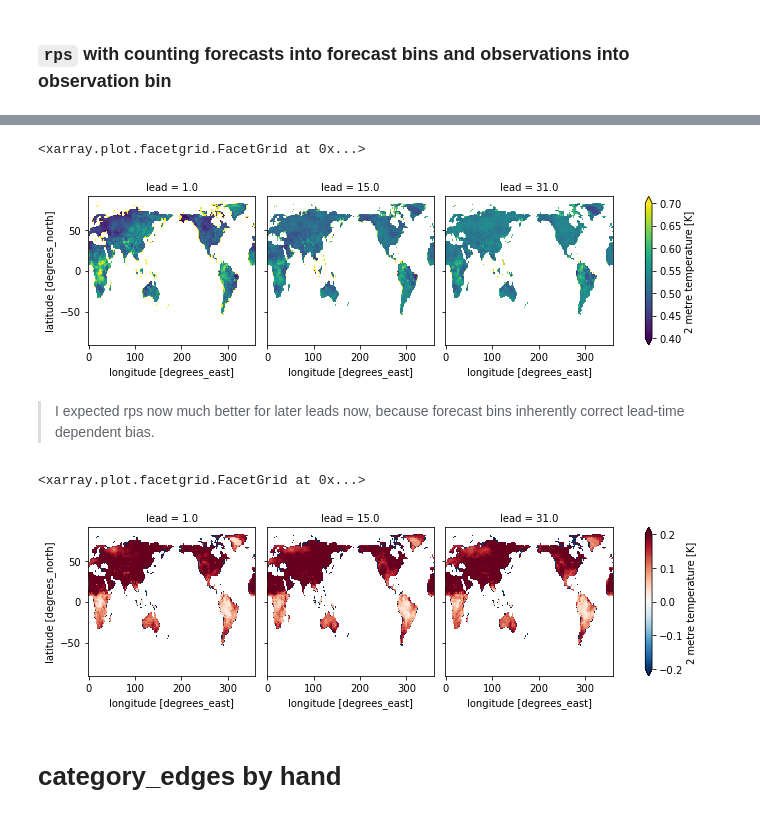
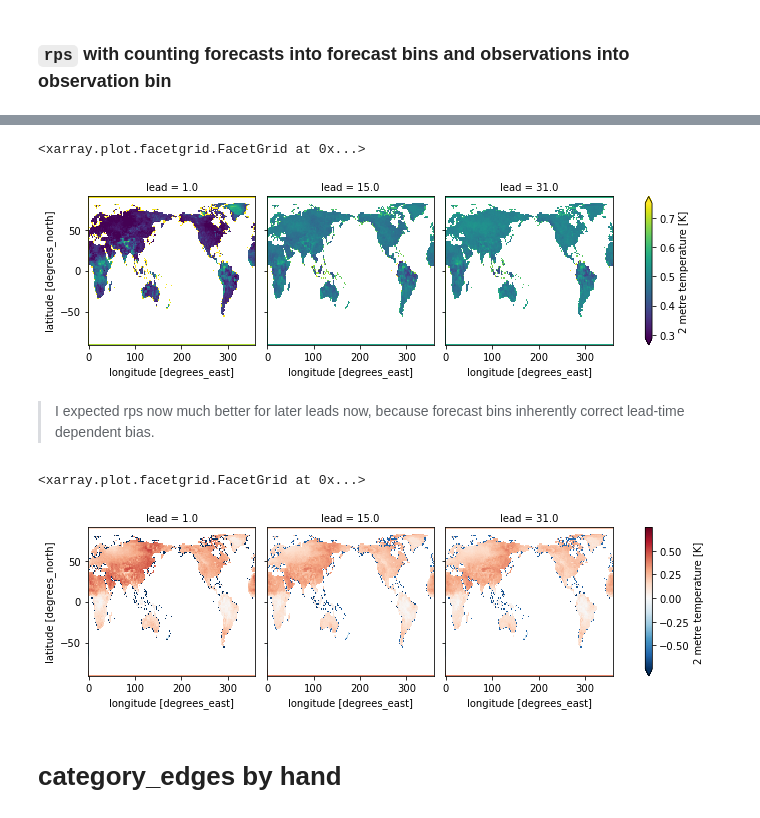
Before and after one commit to NCAR-ASP-2021/s2s_verification_climpred, a Jupyter notebook: climpred_tutorial.ipynb, the cells around one changed output, grey strips where cells are left out. Saved outputs shown, nothing was run; the diff lists cells and outputs as text; code cells hidden in the pictures.

```diff
--- a/climpred_tutorial.ipynb
+++ b/climpred_tutorial.ipynb
@@ -54,9 +61,11 @@ climpred.set_options(warn_for_failed_PredictionEnsemble_xr_call=False)
 # %%
-# load spatially aggregated data from /glade/scratch/jaye/S2S_zarr/
+data_path = '/glade/scratch/jaye/S2S_zarr'
+
+# load spatially aggregated data
 model = 'ECMWF' # ECCC, NCEP  # forecast model
-type = 'anom' # raw # anom means anomaly and means that climatology is removed
+data = 'anom' # raw # anom means anomaly and means that climatology is removed
+lead = 'daily' # biweekly  # lead aggregation
 dim = 'country' # geospatial  # spatial aggregatation
-lead = 'daily' # biweekly  # lead aggregation
-init = xr.open_dataset(f'/glade/scratch/jaye/S2S_zarr/{model}.{type}.{lead}.{dim}.zarr', engine='zarr')
-init['t2m'].attrs['units'] = 'K'
-obs = xr.open_dataset(f'/glade/scratch/jaye/S2S_zarr/CPC.{dim}.zarr', engine='zarr')
+
+init = xr.open_dataset(f'{data_path}/{model}.{data}.{lead}.{dim}.zarr', engine='zarr', decode_timedelta=False)#.drop('dayofyear')
+obs = xr.open_dataset(f'{data_path}/CPC.{dim}.zarr', engine='zarr')#.drop('dayofyear')
@@ -372,3 +394,9 @@ obs = xr.open_dataset(f'/glade/scratch/jaye/S2S_zarr/CPC.zarr', engine='zarr', c
+# %%
+# alternatively with intake
+import intake
+cat = intake.open_catalog('ASP_data_catalog.yml')
+init = cat[model](data=data, lead=lead, dim=dim).to_dask()
+obs = cat['obs'](data=data, lead=lead, dim=dim).to_dask()
 # %% [markdown]
 # skill with `climpred`
 # %%
@@ -443,10 +471,16 @@ rmse_seasons[v].plot(col='lead', row='season', robust=True)
 # %%
 model = 'ECMWF' # ECCC, NCEP  # forecast model
-type = 'cat_edges' # raw # anom means anomaly and means that climatology is removed
+data = 'anom' # raw # anom means anomaly and means that climatology is removed
 dim = 'geospatial' # geospatial  # spatial aggregatation
 lead = 'biweekly' # biweekly  # lead aggregation
-model_edges = xr.open_dataset(f'/glade/scratch/jaye/S2S_zarr/{model}.{type}.{lead}.{dim}.zarr', engine='zarr', chunks='auto', decode_timedelta=False)
-obs_edges = xr.open_dataset(f'/glade/scratch/jaye/S2S_zarr/CPC.{type}.zarr', engine='zarr', chunks='auto', decode_timedelta=False) # todo: need biweekly obs edges
+model_edges = xr.open_dataset(f'/glade/scratch/jaye/S2S_zarr/{model}.{data}.cat_edges.{lead}.{dim}.zarr', engine='zarr', chunks='auto', decode_timedelta=False)
+obs_edges = xr.open_dataset(f'/glade/scratch/jaye/S2S_zarr/OBS.{data}.cat_edges.{lead}.{dim}.zarr', engine='zarr', chunks='auto', decode_timedelta=False)
+# %%
+# alternatively with intake
+import intake
+cat = intake.open_catalog('ASP_data_catalog.yml')
+model_edges = cat['cat_edges'](model=model, data=data, lead=lead, dim=dim).to_dask()
+obs_edges = cat['cat_edges'](model='OBS', data=data, lead=lead, dim=dim).to_dask()
 # %% [markdown]
 ### `rps` with counting both forecasts and observations into observation bins
 # %%
@@ -514,16 +546,16 @@ Wall time: 12.2 s
 # %%
-rps_2e[v].plot(col='lead', vmin=rps_vmin, vmax=rps_vmax)
+rps_2e[v].plot(col='lead', robust=True)
 # %% [output]
 <xarray.plot.facetgrid.FacetGrid at 0x...>
-[figure, old version]
+[figure, new version]
 # %% [markdown]
 > I expected rps now much better for later leads now, because forecast bins inherently correct lead-time dependent bias.
 # %%
 # smaller rps better: red means rps_2e better than rps
-(rps-rps_2e)[v].plot(col='lead', vmin=-.2, vmax=.2, cmap='RdBu_r')
+(rps_1e - rps_2e)[v].plot(col='lead', robust=True, cmap='RdBu_r')
 # %% [output]
 <xarray.plot.facetgrid.FacetGrid at 0x...>
-[figure, old version]
+[figure, new version]
 # %% [markdown]
 # category_edges by hand
 # %% [markdown]
```
Also changed, not shown: parts of 35 cells of this notebook, 3 other files.
